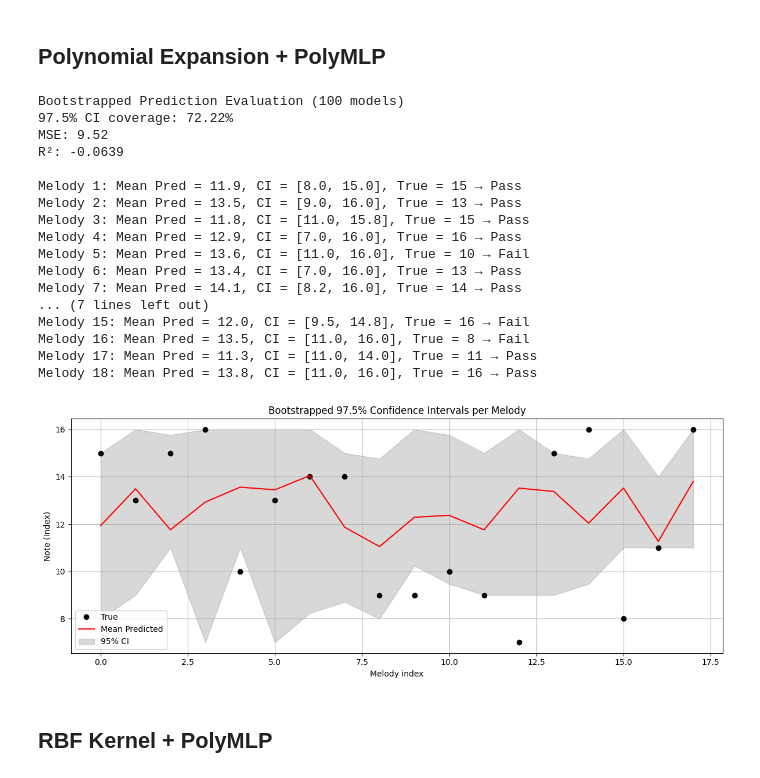
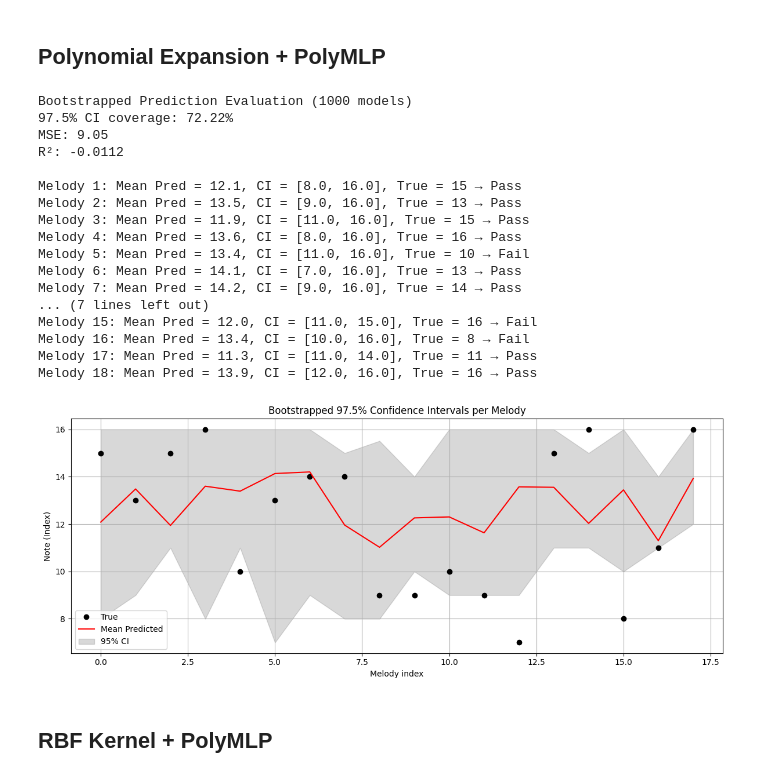
Before and after one commit to nicoleytlam/musical-intuition-ml, a Jupyter notebook: main.ipynb, the cells around one changed output. Drawn from its saved outputs; the diff is of its cells as text; code cells hidden in the pictures.

```diff
--- a/main.ipynb
+++ b/main.ipynb
@@ -793,7 +847,7 @@ Melody 18: Mean Pred = 13.8, CI = [10.0, 16.0], True = 16 → Pass
 # %%
 # --- Load and preprocess data ---
 X, y, _ = get_onehot_midi_sequences("data/truncated_stems.csv", feature_steps=range(1, 7), target_col='step7')
-X_poly = apply_polynomial_expansion(X, degree=3)
+X_poly = apply_polynomial_expansion(X, degree=2)
 
 X_train, X_test, y_train, y_test = train_test_split(
     torch.tensor(X_poly, dtype=torch.float32),
@@ -801,47 +855,47 @@ X_train, X_test, y_train, y_test = train_test_split(
     test_size=0.2,
     random_state=42
 )
 
 model_class = PolyMLP
 model_kwargs = {
     "input_dim": X_poly.shape[1],
     "hidden_dim": 128,
     "output_dim": 88
 }
 
 criterion = nn.CrossEntropyLoss()
 
 results = evaluate_NN_model(
     model_class=model_class,
     X_train=X_train,
     y_train=y_train,
     X_test=X_test,
     y_test=y_test,
-    n_bootstrap=100,
+    n_bootstrap=1000,
     alpha=0.025,
     train_fn=simple_train_fn,
     criterion=criterion,
     model_kwargs=model_kwargs
 )
 # %% [output]
-Bootstrapped Prediction Evaluation (100 models)
+Bootstrapped Prediction Evaluation (1000 models)
 97.5% CI coverage: 72.22%
-MSE: 9.52
-R²: -0.0639
+MSE: 9.05
+R²: -0.0112
 
-Melody 1: Mean Pred = 11.9, CI = [8.0, 15.0], True = 15 → Pass
+Melody 1: Mean Pred = 12.1, CI = [8.0, 16.0], True = 15 → Pass
 Melody 2: Mean Pred = 13.5, CI = [9.0, 16.0], True = 13 → Pass
-Melody 3: Mean Pred = 11.8, CI = [11.0, 15.8], True = 15 → Pass
-Melody 4: Mean Pred = 12.9, CI = [7.0, 16.0], True = 16 → Pass
-Melody 5: Mean Pred = 13.6, CI = [11.0, 16.0], True = 10 → Fail
-Melody 6: Mean Pred = 13.4, CI = [7.0, 16.0], True = 13 → Pass
-Melody 7: Mean Pred = 14.1, CI = [8.2, 16.0], True = 14 → Pass
+Melody 3: Mean Pred = 11.9, CI = [11.0, 16.0], True = 15 → Pass
+Melody 4: Mean Pred = 13.6, CI = [8.0, 16.0], True = 16 → Pass
+Melody 5: Mean Pred = 13.4, CI = [11.0, 16.0], True = 10 → Fail
+Melody 6: Mean Pred = 14.1, CI = [7.0, 16.0], True = 13 → Pass
+Melody 7: Mean Pred = 14.2, CI = [9.0, 16.0], True = 14 → Pass
 ... (7 lines left out)
-Melody 15: Mean Pred = 12.0, CI = [9.5, 14.8], True = 16 → Fail
-Melody 16: Mean Pred = 13.5, CI = [11.0, 16.0], True = 8 → Fail
+Melody 15: Mean Pred = 12.0, CI = [11.0, 15.0], True = 16 → Fail
+Melody 16: Mean Pred = 13.4, CI = [10.0, 16.0], True = 8 → Fail
 Melody 17: Mean Pred = 11.3, CI = [11.0, 14.0], True = 11 → Pass
-Melody 18: Mean Pred = 13.8, CI = [11.0, 16.0], True = 16 → Pass
+Melody 18: Mean Pred = 13.9, CI = [12.0, 16.0], True = 16 → Pass
-[figure, old version]
+[figure, new version]
 # %% [markdown]
 ## RBF Kernel + PolyMLP
 # %%
```
Also changed, not shown: parts of 9 cells of this notebook.
